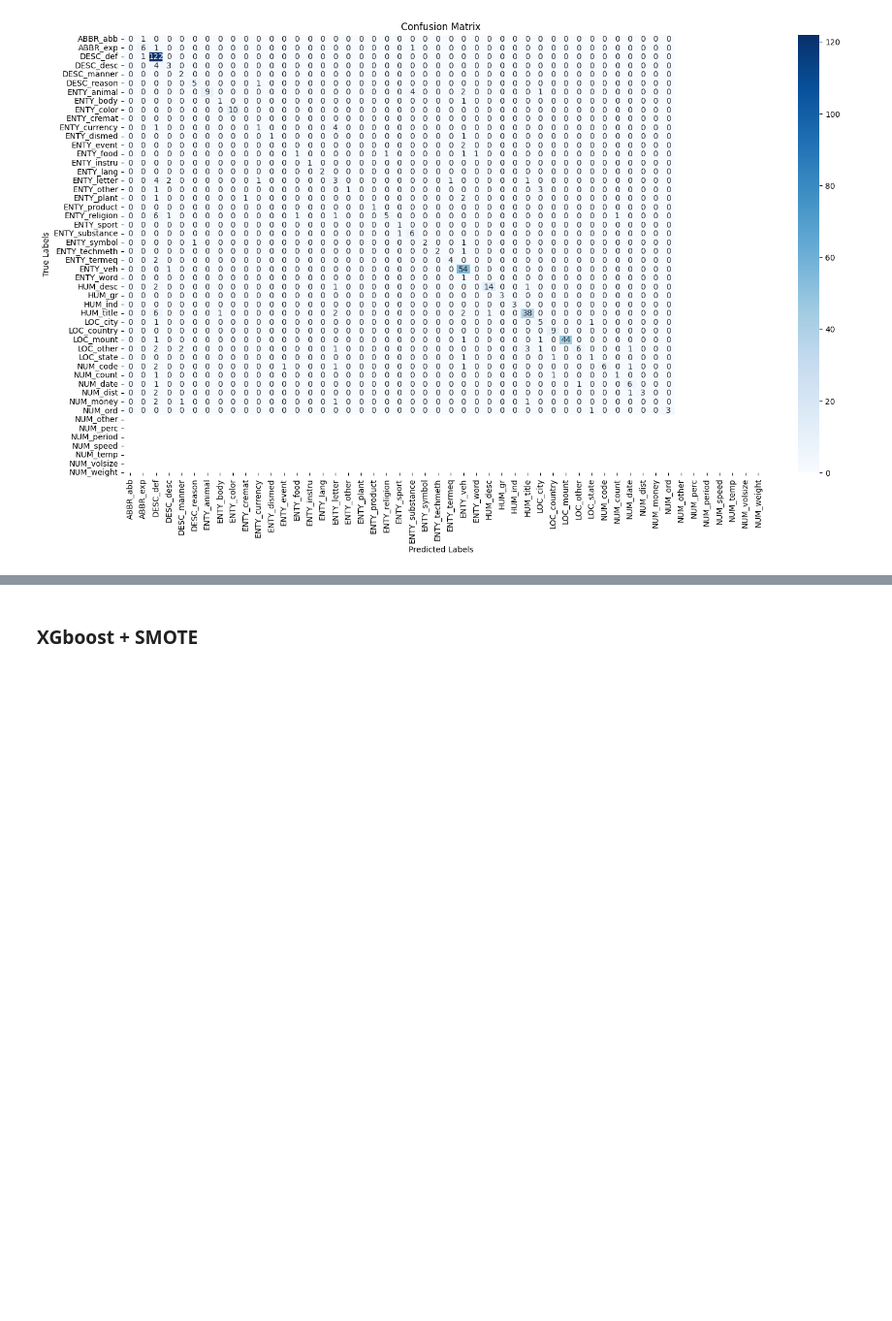
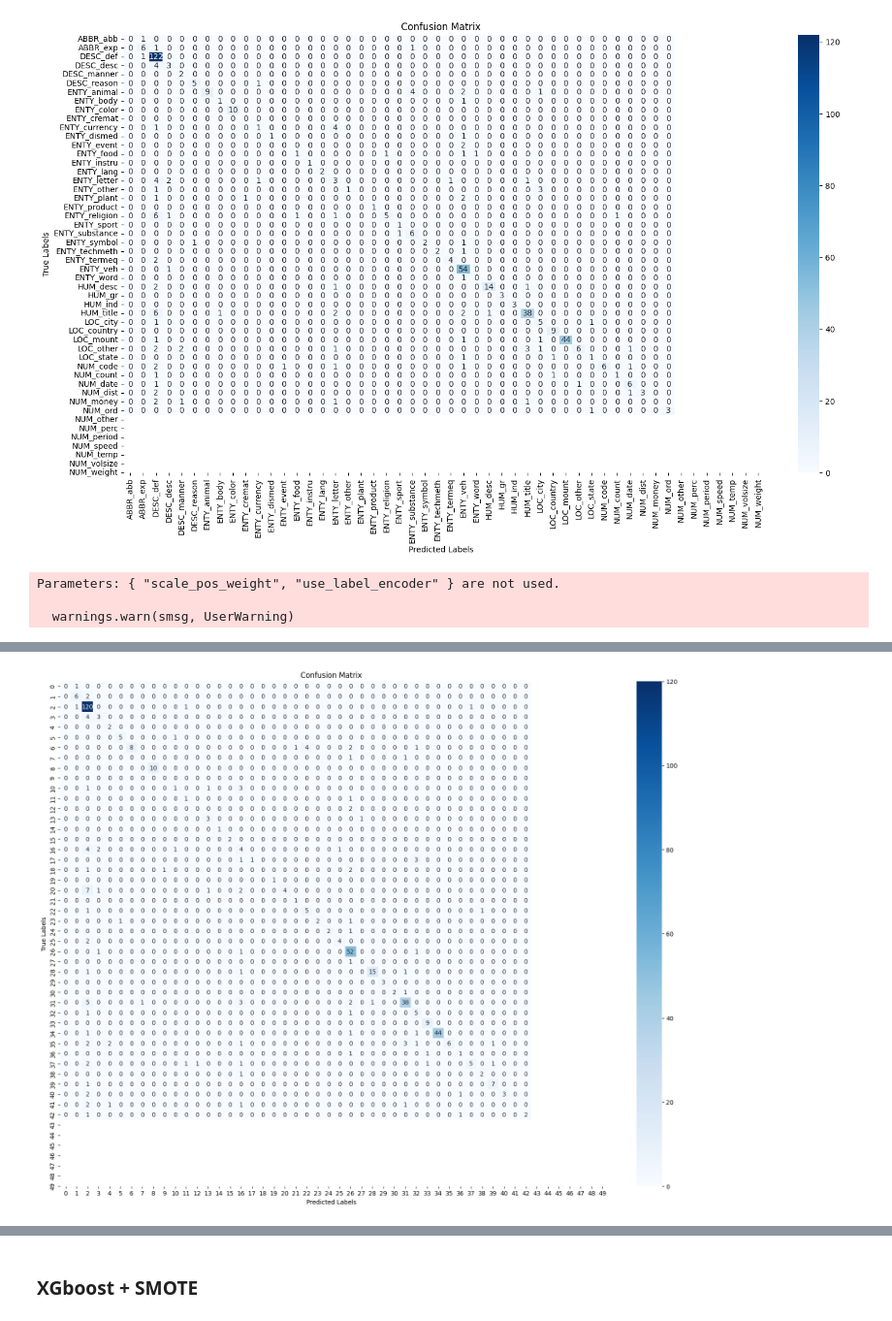
Before and after one commit to hatrigui/QuestionsClassification, a Jupyter notebook: Different Classical Machine Learning Approaches.ipynb, the cells around one changed output, grey strips where cells are left out. Shown at 97% size. Saved outputs shown, nothing was run; the diff lists cells and outputs as text; code cells hidden in the pictures; blank space fills up the shorter version.

```diff
--- a/Different Classical Machine Learning Approaches.ipynb
+++ b/Different Classical Machine Learning Approaches.ipynb
@@ -377,3 +377,69 @@ Test Set Classification Report:
  [  0   0   2 ...   0   0   0]
  [  0   0   0 ...   0   0   3]]
 [figure]
+# %%
+import xgboost as xgb
+from sklearn.metrics import classification_report, confusion_matrix
+import seaborn as sns
+import matplotlib.pyplot as plt
+import numpy as np
+from collections import Counter
+
+# Calculate class counts dynamically
+class_counts = Counter(train_set['combined_label_encoded'])
+
+# Total samples in the training set
+total_samples = sum(class_counts.values())
+
+# Calculate scale_pos_weight for each class
+scale_pos_weight = {label: total_samples / count for label, count in class_counts.items()}
+
+# Create a list of weights in the order of the class labels
+weights = [scale_pos_weight[label] for label in np.unique(train_set['combined_label_encoded'])]
+
+# TF-IDF Vectorization
+vectorizer = TfidfVectorizer(max_features=5000)
+X_train = vectorizer.fit_transform(train_set['processed_question']).toarray()
+X_test = vectorizer.transform(test_set['processed_question']).toarray()
+
+# Initialize XGBoost Classifier with adjusted weights
+clf = xgb.XGBClassifier(
+    use_label_encoder=False,
+    random_state=42,
+    eval_metric='mlogloss',       # Multiclass log loss
+    scale_pos_weight=weights,     # Dynamic class balancing
+    max_depth=6,                  # Limit tree depth
+    learning_rate=0.1,            # Step size shrinkage
+    n_estimators=200,             # Number of boosting rounds
+    subsample=0.8,                # Row sampling
+    colsample_bytree=0.8          # Feature sampling
+)
+
+# Train the model
+clf.fit(X_train, train_set['combined_label_encoded'])
+
+# Predictions on the test set
+y_test_pred = clf.predict(X_test)
+
+# Generate the classification report
+print("Test Set Classification Report:")
+print(classification_report(test_set['combined_label_encoded'], y_test_pred))
+
+# Generate the confusion matrix
+conf_matrix = confusion_matrix(test_set['combined_label_encoded'], y_test_pred)
+
+# Visualize the confusion matrix
+plt.figure(figsize=(20, 15))
+sns.heatmap(
+    conf_matrix, annot=True, fmt="d", cmap="Blues",
+    xticklabels=np.unique(train_set['combined_label_encoded']),
+    yticklabels=np.unique(train_set['combined_label_encoded'])
+)
+plt.xlabel("Predicted Labels")
+plt.ylabel("True Labels")
+plt.title("Confusion Matrix")
+plt.show()
+# %% [output]
+Parameters: { "scale_pos_weight", "use_label_encoder" } are not used.
+
+  warnings.warn(smsg, UserWarning)
@@ -379,0 +463 @@ Test Set Classification Report:
+[figure, added]
```
Also changed, not shown: parts of 7 cells of this notebook.
